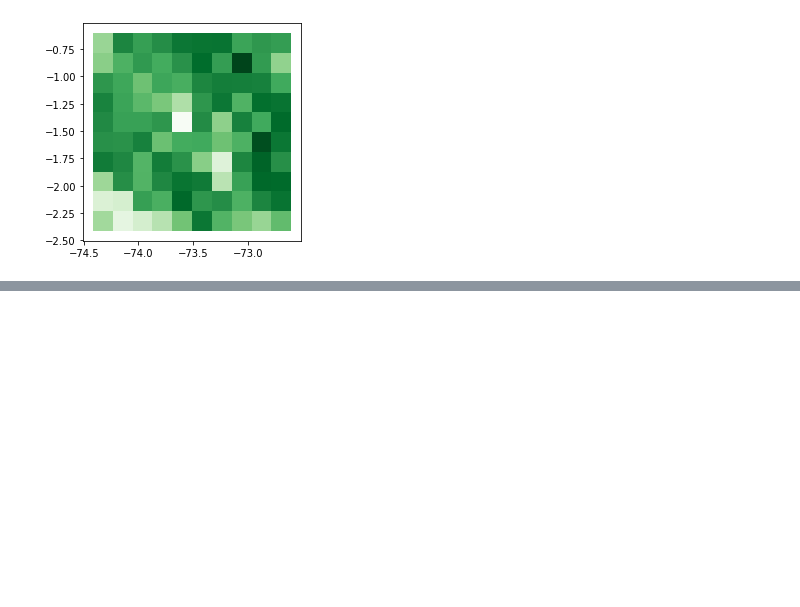
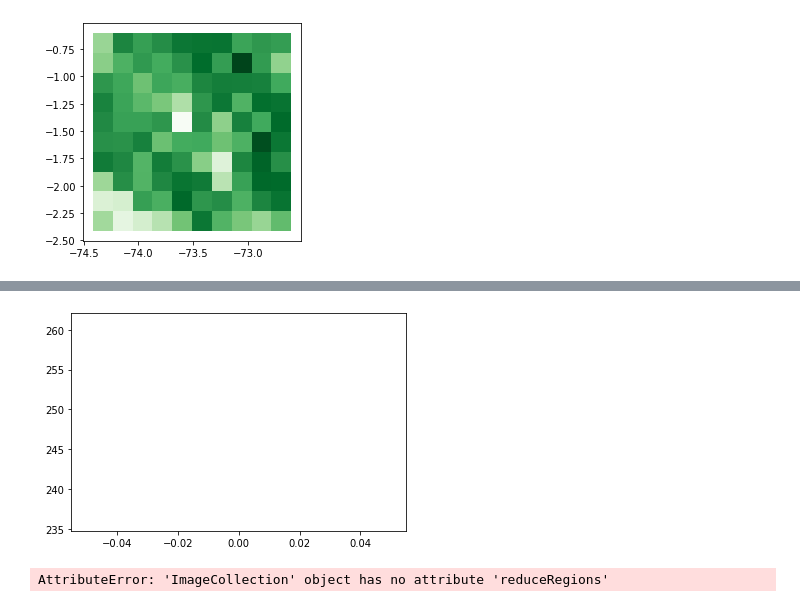
Before and after one commit to 4C-Guided-Team-Challenge/drought-with-gedi, a Jupyter notebook: notebooks/exploratory/EcosystemClustering.ipynb, the cells around one changed output, grey strips where cells are left out. Saved outputs shown, nothing was run; the diff lists cells and outputs as text; code cells hidden in the pictures; blank space fills up the shorter version.

```diff
--- a/notebooks/exploratory/EcosystemClustering.ipynb
+++ b/notebooks/exploratory/EcosystemClustering.ipynb
@@ -461,0 +496,9 @@ plot_raster(grid, 10, shape, 1, 'pai')
+# %%
+dS = '2000-01-01'
+dE = '2021-01-01'
+dSUTC = ee.Date(dS, 'GMT')
+dEUTC = ee.Date(dE, 'GMT')
+# %%
+filtered = drought.filterDate(dSUTC, dEUTC.advance(1, 'day'))
+# %%
+PDSI = filtered.select('pdsi')
@@ -461,0 +579,11 @@ plot_raster(grid, 10, shape, 1, 'pai')
+# %%
+for polygon in range(8):
+
+    drought = PDSI.map(lambda img: img.clip(polygons[polygon]))
+
+    for i in range(21):
+        dS = f'{2000+i}-01-01'
+        dE = f'{2001+i}-01-01'
+        dSUTC = ee.Date(dS, 'GMT')
+        dEUTC = ee.Date(dE, 'GMT')
+        filtered = drought.filterDate(dSUTC, dEUTC.advance(1, 'day'))
@@ -461,0 +611,13 @@ plot_raster(grid, 10, shape, 1, 'pai')
+# %%
+for polygon in range(8):
+
+    drought = PDSI.map(lambda img: img.clip(polygons[polygon]))
+
+    for i in range(21):
+        dS = f'{2000+i}-01-01'
+        dE = f'{2001+i}-01-01'
+        dSUTC = ee.Date(dS, 'GMT')
+        dEUTC = ee.Date(dE, 'GMT')
+        filtered = drought.filterDate(dSUTC, dEUTC.advance(1, 'day'))
+# %% [output]
+[figure, added]
@@ -461,0 +634,4 @@ plot_raster(grid, 10, shape, 1, 'pai')
+# %%
+filtered.reduceRegions(reducer = ee.Reduce.mean())
+# %% [output]
+AttributeError: 'ImageCollection' object has no attribute 'reduceRegions'
```
Also changed, not shown: parts of 62 cells of this notebook.
